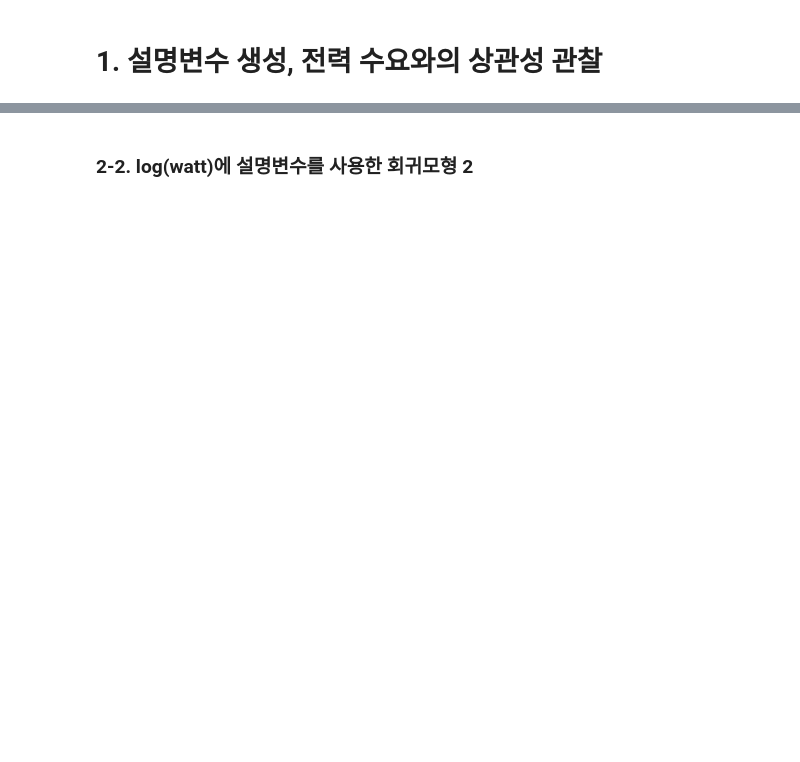
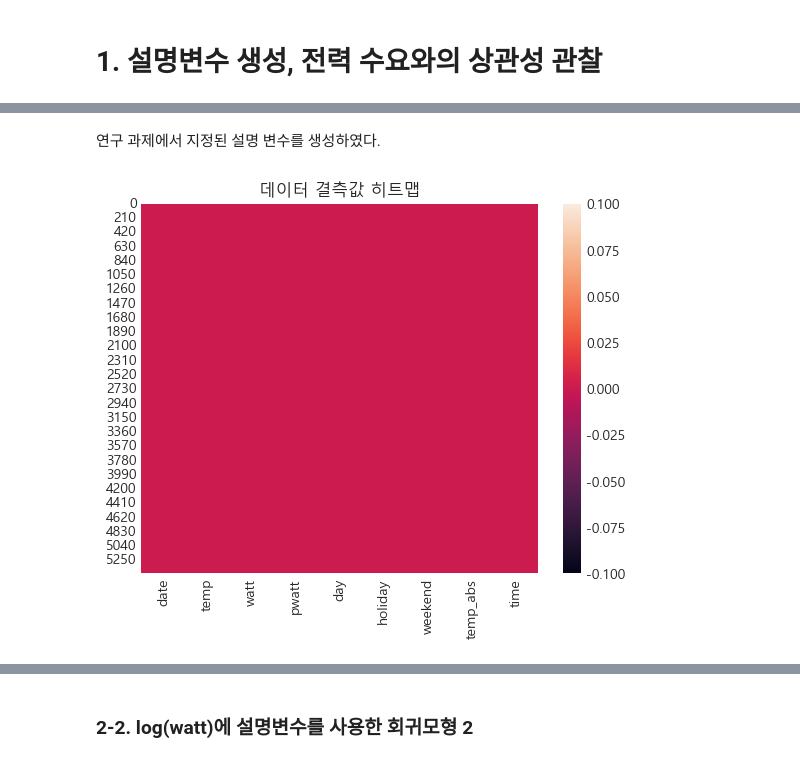
Before and after one commit to jeyukburrito/data_analysis_portfolio, a Jupyter notebook: Power Demand Forecasting/Power Demand Forecasting.ipynb, the cells around one changed output, grey strips where cells are left out. Saved outputs shown, nothing was run; the diff lists cells and outputs as text; code cells hidden in the pictures; blank space fills up the shorter version.

```diff
--- a/Power Demand Forecasting/Power Demand Forecasting.ipynb
+++ b/Power Demand Forecasting/Power Demand Forecasting.ipynb
@@ -933,0 +18,21 @@ plt.show()
+# %%
+# 데이터 불러오기
+
+df = pd.read_csv('C:\\Users\\Yoo\\Desktop\\codeit\\elec\\elecdata.csv')
+# %%
+# 'weekend' 변수 생성
+df['weekend'] = df['day'].apply(lambda x: 1 if x in [1, 7] else 0)
+
+# 'temp_abs' 변수 생성: 온도의 절대편차 |temperature - 15|
+df['temp_abs'] = np.abs(df['temp'] - 15)
+
+# 'time' 변수 생성 (시간 순서 인덱스)
+df['time'] = np.arange(len(df))
+
+# 결측치 확인 및 제거
+print(df.isnull().sum())
+data = df.dropna()
+
+# 변수 타입 변환
+data['weekend'] = data['weekend'].astype(int)
+data['holiday'] = data['holiday'].astype(int)
@@ -933,0 +66,12 @@ plt.show()
+# %% [markdown]
+연구 과제에서 지정된 설명 변수를 생성하였다.
+# %%
+df['date'] = pd.to_datetime(df['date']) # 데이터 형변환
+# %%
+# 데이터 결측 및 중복 확인
+
+sns.heatmap(df.isnull())
+plt.title('데이터 결측값 히트맵')
+plt.show()
+# %% [output]
+[figure, added]
```
Also changed, not shown: parts of 89 cells of this notebook.
